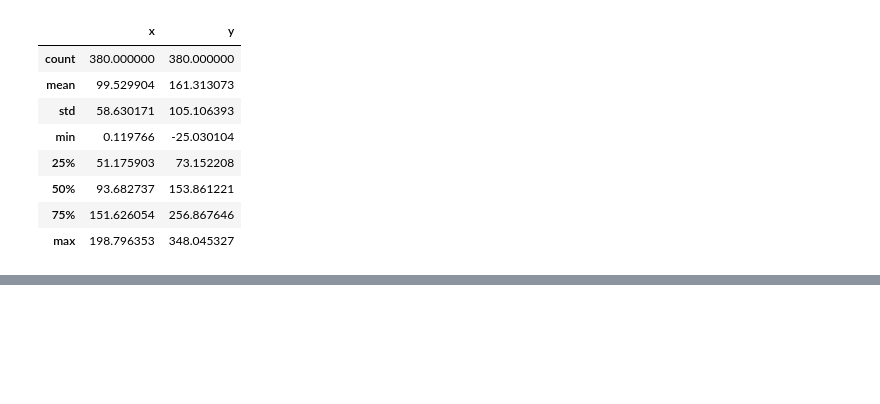
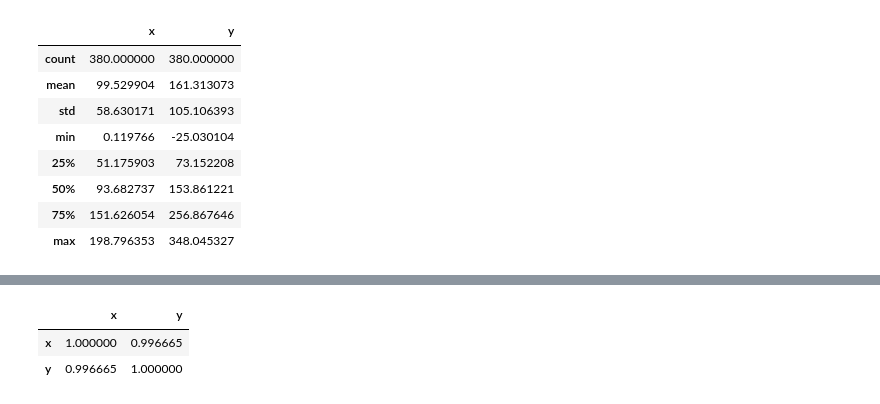
Before and after one commit to oussamaelhousni/essential-math-for-data-science, a Jupyter notebook: 10-linear-regression.ipynb, the cells around one changed output, grey strips where cells are left out. Cells and saved outputs as stored; diff of their text form; code cells hidden in the pictures; blank space fills up the shorter version.

Commit message:
stochastic gradient descent + pearson correlation

```diff
--- a/10-linear-regression.ipynb
+++ b/10-linear-regression.ipynb
@@ -578,0 +766,10 @@ y = 0.996664775081035x + -1.6049402627121055e-17
+# %%
+import pandas as pd
+
+df = pd.read_csv("./single_independent_variable_linear.csv")
+
+df.corr(method="pearson")
+# %% [output]
+|  | x | y |
+| x | 1.000000 | 0.996665 |
+| y | 0.996665 | 1.000000 |
```
Also changed, not shown: parts of 3 cells of this notebook.
